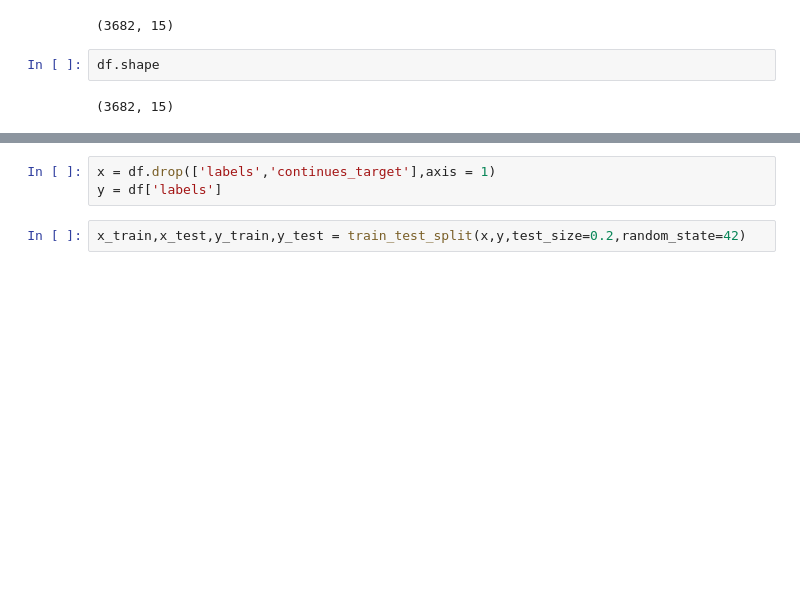
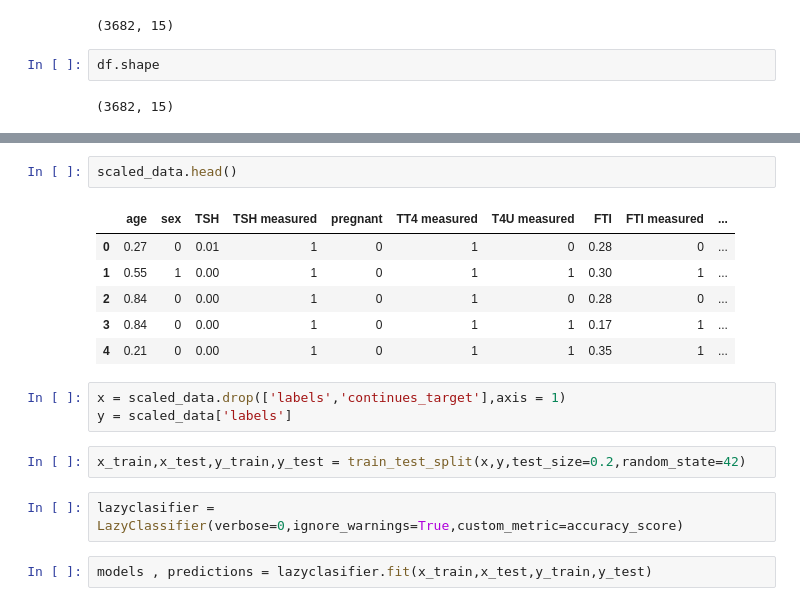
Before and after one commit to Ranjit-Singh-786/Thyroid-Disease_ML-Project, a Jupyter notebook: model Training.ipynb, the cells around one changed output, grey strips where cells are left out. Cells and saved outputs as stored; diff of their text form; blank space fills up the shorter version.

```diff
--- a/model Training.ipynb
+++ b/model Training.ipynb
@@ -59,5 +75,18 @@ df.shape
+# %%
+scaled_data.head()
+# %% [output]
+|  | age | sex | TSH | TSH measured | pregnant | TT4 measured | T4U measured | FTI | FTI measured | ... |
+| 0 | 0.27 | 0 | 0.01 | 1 | 0 | 1 | 0 | 0.28 | 0 | ... |
+| 1 | 0.55 | 1 | 0.00 | 1 | 0 | 1 | 1 | 0.30 | 1 | ... |
+| 2 | 0.84 | 0 | 0.00 | 1 | 0 | 1 | 0 | 0.28 | 0 | ... |
+| 3 | 0.84 | 0 | 0.00 | 1 | 0 | 1 | 1 | 0.17 | 1 | ... |
+| 4 | 0.21 | 0 | 0.00 | 1 | 0 | 1 | 1 | 0.35 | 1 | ... |
 # %%
-x = df.drop(['labels','continues_target'],axis = 1)
-y = df['labels']
+x = scaled_data.drop(['labels','continues_target'],axis = 1)
+y = scaled_data['labels']
 # %%
 x_train,x_test,y_train,y_test = train_test_split(x,y,test_size=0.2,random_state=42)
+# %%
+lazyclasifier = LazyClassifier(verbose=0,ignore_warnings=True,custom_metric=accuracy_score)
+# %%
+models , predictions = lazyclasifier.fit(x_train,x_test,y_train,y_test)
```
Also changed, not shown: parts of 23 cells of this notebook, 6 other files.
